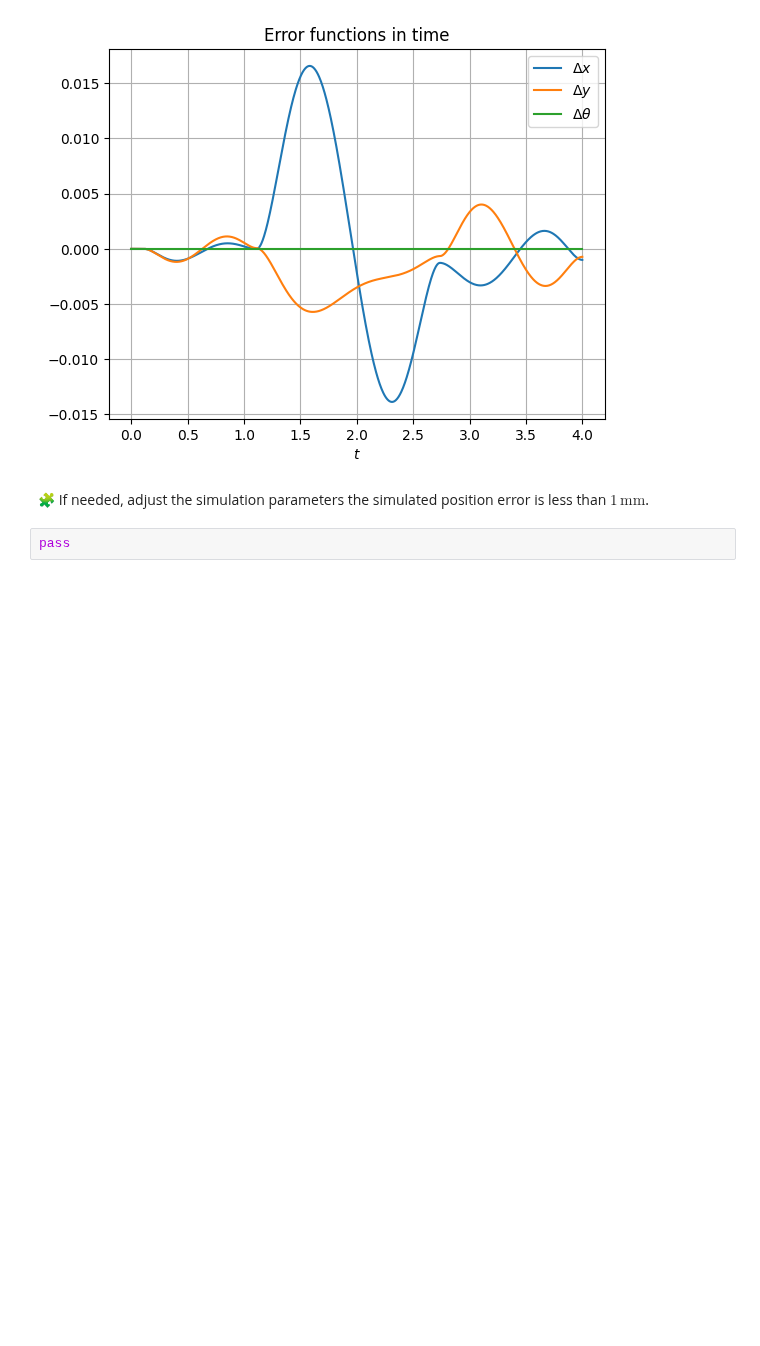
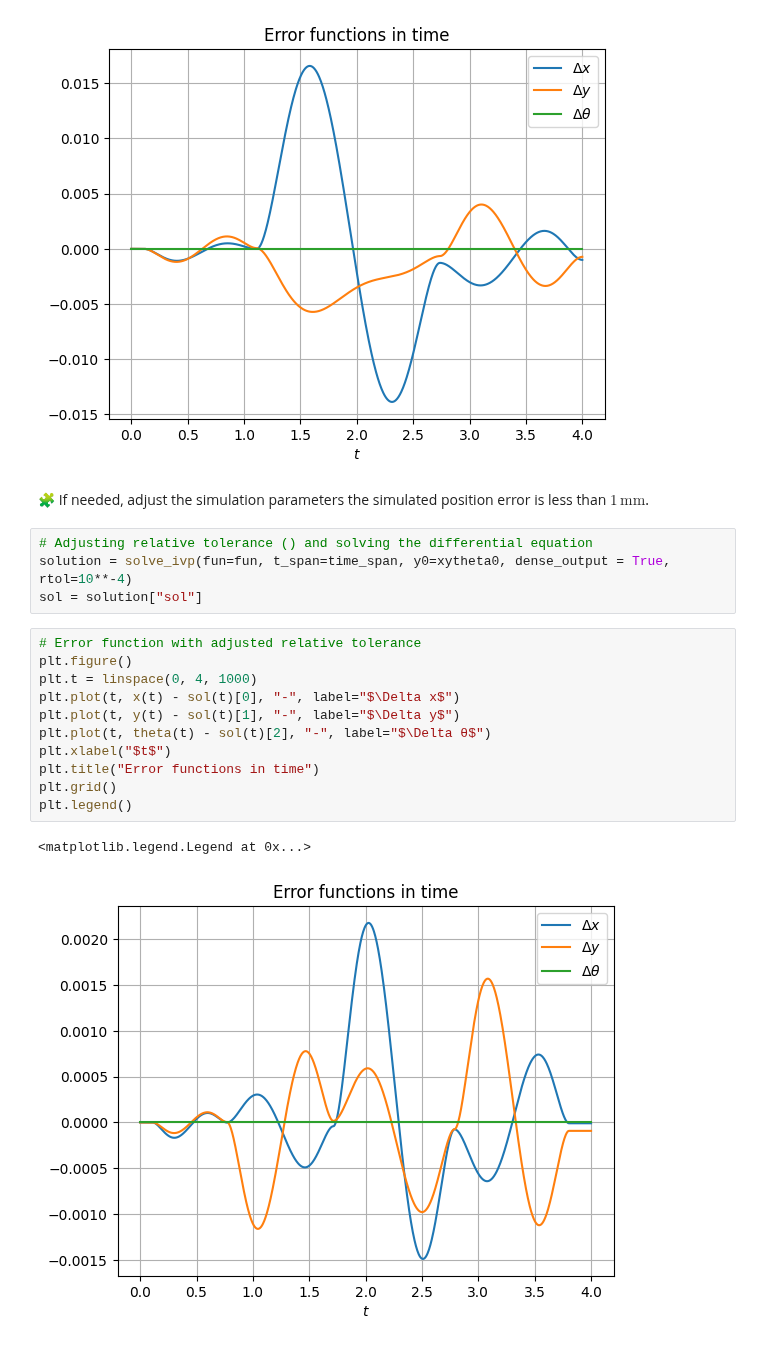
Before and after one commit to saadlf36/control-engineering-with-python-project-2023-2024, a Jupyter notebook: Project-part-1.ipynb, the cells around one changed output. Cells and saved outputs as stored; diff of their text form; blank space fills up the shorter version.

```diff
--- a/Project-part-1.ipynb
+++ b/Project-part-1.ipynb
@@ -312,5 +314,21 @@ plt.legend()
 [figure]
 # %% [markdown]
 🧩 If needed, adjust the simulation parameters the simulated position error is less than $1\, \mathrm{ mm}$.
-# %%
-pass
+# %%
+# Adjusting relative tolerance () and solving the differential equation
+solution = solve_ivp(fun=fun, t_span=time_span, y0=xytheta0, dense_output = True, rtol=10**-4)
+sol = solution["sol"]
+# %%
+# Error function with adjusted relative tolerance
+plt.figure()
+plt.t = linspace(0, 4, 1000)
+plt.plot(t, x(t) - sol(t)[0], "-", label="$\Delta x$")
+plt.plot(t, y(t) - sol(t)[1], "-", label="$\Delta y$")
+plt.plot(t, theta(t) - sol(t)[2], "-", label="$\Delta θ$")
+plt.xlabel("$t$")
+plt.title("Error functions in time")
+plt.grid()
+plt.legend()
+# %% [output]
+<matplotlib.legend.Legend at 0x...>
+[figure, added]
```
Also changed, not shown: parts of 1 cell of this notebook.
